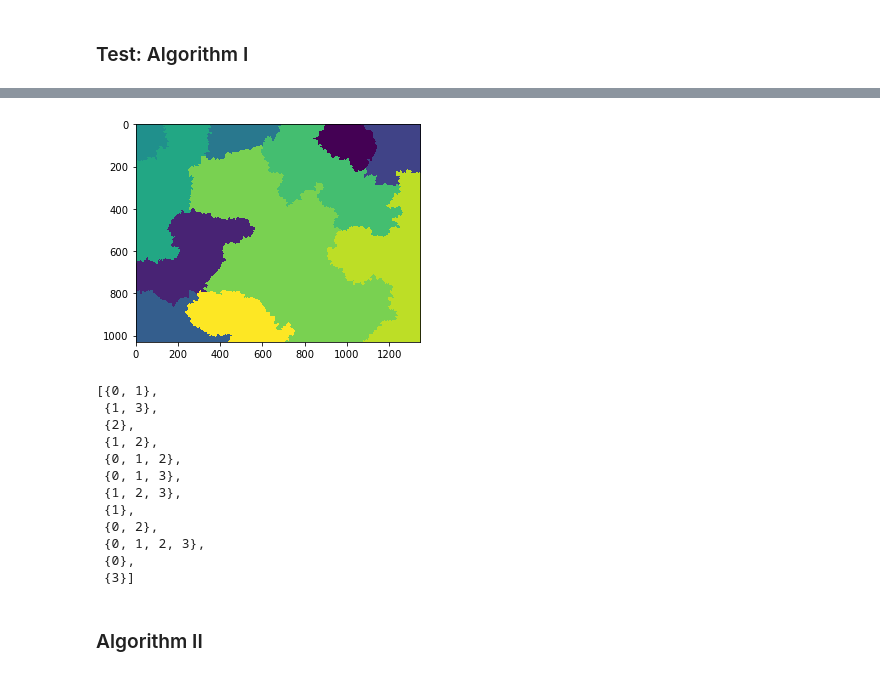
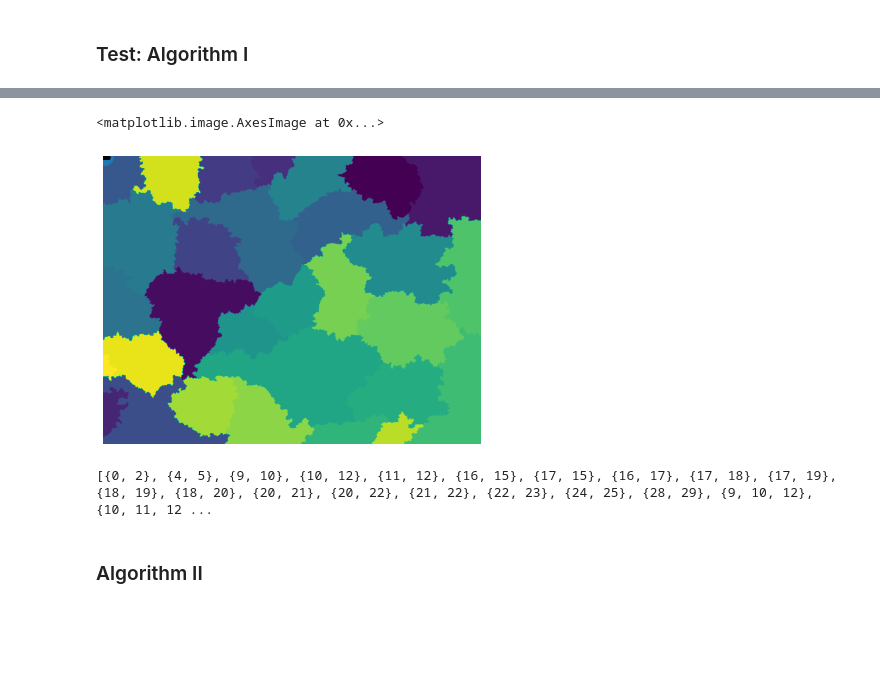
Before and after one commit to Jacob-Relle/MIP-Projekt, a Jupyter notebook: Project.ipynb, the cells around one changed output, grey strips where cells are left out. Saved outputs shown, nothing was run; the diff lists cells and outputs as text; code cells hidden in the pictures; blank space fills up the shorter version.

Commit message:
we now actually obtain S quickly yay :D
TODO: further cleaning up and commenting

```diff
--- a/Project.ipynb
+++ b/Project.ipynb
@@ -119,18 +103,37 @@ def generate_fragments(img,std_dev,int_threshold,min_seed_dist,max_search_depth,
                 Epsilon[j,i] = 0
     '''
 
-    #Create connectivity matrix
-    Epsilon = RAG(Omega,connectivity=2)
+    #create regions
+    regions = regionprops(Omega)
 
+    #Create edges
+    edges = []
+    for ra, rb in tqdm(itertools.combinations(regions,2), total = int(0.5 * len(regions) * (len(regions)-1))):
+        img_a = Omega == ra.label
+        img_b = Omega == rb.label
+        img_ab = (img_a + img_b) > 0
+        if euler_number(img_ab) == 1 and np.abs(ra.label - rb.label) <= max_frag_dist:
+            edges.append((ra.label-1, rb.label-1))
+    G = nx.Graph(edges)
+    #nx.draw(G, with_labels = True)
+
+    SG = []
+
+    for r in tqdm(range(2,nx.number_of_nodes(G))):
+        for H in (G.subgraph(s) for s in itertools.combinations(G,r)):
+            if (nx.is_connected(H)):
+                SG.append(H)
     S = []
-    subgraphs_set = generate_connected_subgraphs(Epsilon)
     #iterate over all graph vertices
-    for H in subgraphs_set:
+    for H in SG:
         for v in nx.nodes(H):
-            if max(nx.single_source_shortest_path_length(H, v).values()) <= max_search_depth:
+            if max(nx.single_source_shortest_path_length(H, v).values()) <= 2:
                 Nodes = tuple([w for w in nx.nodes(H)])
+                #TODO: check if region is simply connected
                 S.append(Nodes)
                 break
-    S = np.array([set(x)] for x in S)
-
+    S = [set(x) for x in S]
+    for i in range(len(regions)):
+        if regions[i].euler_number == 1:
+            S.append({i})
     return Omega,S
@@ -145,44 +202,14 @@ nx.draw(G)
 # %%
-#testing ALg I
-Omega,S = generate_fragments(image,1,0.1,190,1,1)
+#testing Alg I
+Omega,S = generate_fragments(image,1,0.1,100,1,2)
 plt.imshow(Omega)
-plt.show()
-
-#to use when c = Epsilon
-#nx.draw(c)
-#nx.number_of_nodes(c)
-#print(c)
-#won't print c, idk why
 # %% [output]
+<matplotlib.image.AxesImage at 0x...>
-[figure, old version]
+[figure, new version]
-# %%
-adjacency = np.array([[0, 1, 1, 0], [1, 0, 1, 1], [1, 1, 0, 0], [0, 1, 0, 0]])
-G = nx.Graph(adjacency)
-S = set()
-subgraphs_set = generate_connected_subgraphs(G)
-#iterate over all graph vertices
-for H in subgraphs_set:
-    #find all subgraphs that have i as a node
-    for v in nx.nodes(H):
-        if max(nx.single_source_shortest_path_length(H, v).values()) <= 3:
-            Nodes = tuple([w for w in nx.nodes(H)])
-            S.add(Nodes)
-            break
-S = [set(x) for x in S]
-S
-# %% [output]
-[{0, 1},
- {1, 3},
- {2},
- {1, 2},
- {0, 1, 2},
- {0, 1, 3},
- {1, 2, 3},
- {1},
- {0, 2},
- {0, 1, 2, 3},
- {0},
- {3}]
+# %%
+print(S)
+# %% [output]
+[{0, 2}, {4, 5}, {9, 10}, {10, 12}, {11, 12}, {16, 15}, {17, 15}, {16, 17}, {17, 18}, {17, 19}, {18, 19}, {18, 20}, {20, 21}, {20, 22}, {21, 22}, {22, 23}, {24, 25}, {28, 29}, {9, 10, 12}, {10, 11, 12 ...
 # %% [markdown]
 ### Algorithm II
 # %%
```
Also changed, not shown: parts of 8 cells of this notebook.
